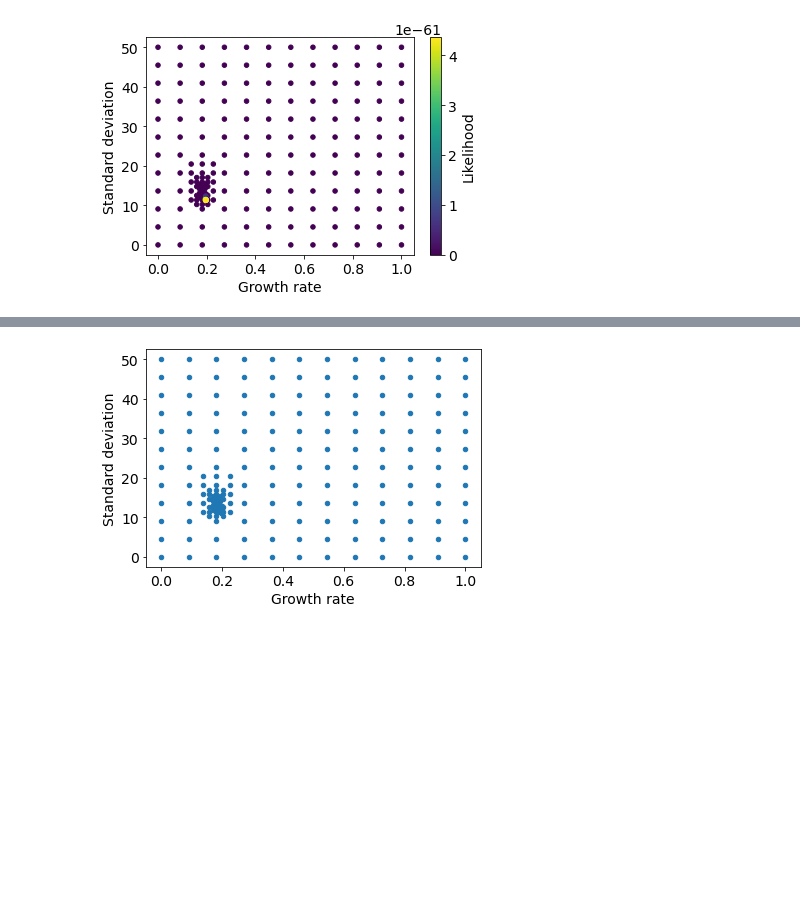
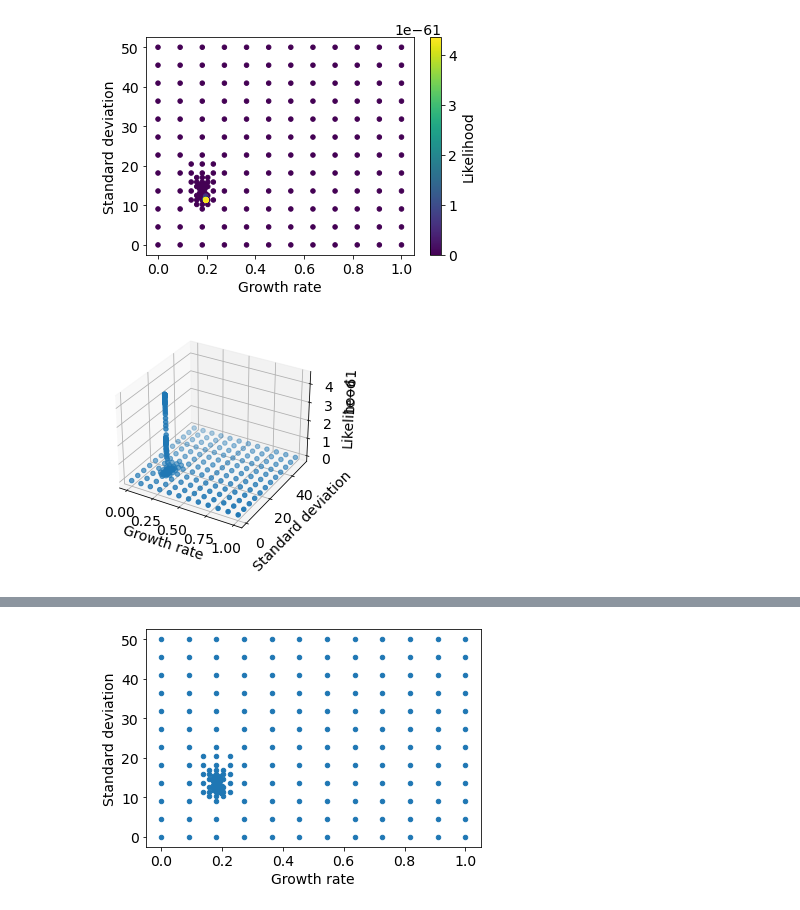
Before and after one commit to Ernesto-Lima/GiantABM, a Jupyter notebook: checking_2d_grid.ipynb, the cells around one changed output, grey strips where cells are left out. Saved outputs shown, nothing was run; the diff lists cells and outputs as text; code cells hidden in the pictures; blank space fills up the shorter version.

```diff
--- a/checking_2d_grid.ipynb
+++ b/checking_2d_grid.ipynb
@@ -21,3 +21,14 @@ plt.savefig('solution_grid.pdf', bbox_inches = 'tight', pad_inches = 0.02)
 plt.show()
 # %% [output]
 [figure]
+# %%
+fig = plt.figure()
+ax = fig.add_subplot(projection='3d')
+ax.set_ylabel('Standard deviation')
+ax.set_xlabel('Growth rate')
+ax.set_zlabel('Likelihood')
+im = ax.scatter(grid_data[:,0],grid_data[:,1], np.exp(grid_data[:,2]), s=20)
+plt.savefig('solution_grid.pdf', bbox_inches = 'tight', pad_inches = 0.02)
+plt.show()
+# %% [output]
+[figure, added]
```
Also changed, not shown: parts of 4 cells of this notebook, 18 other files.
